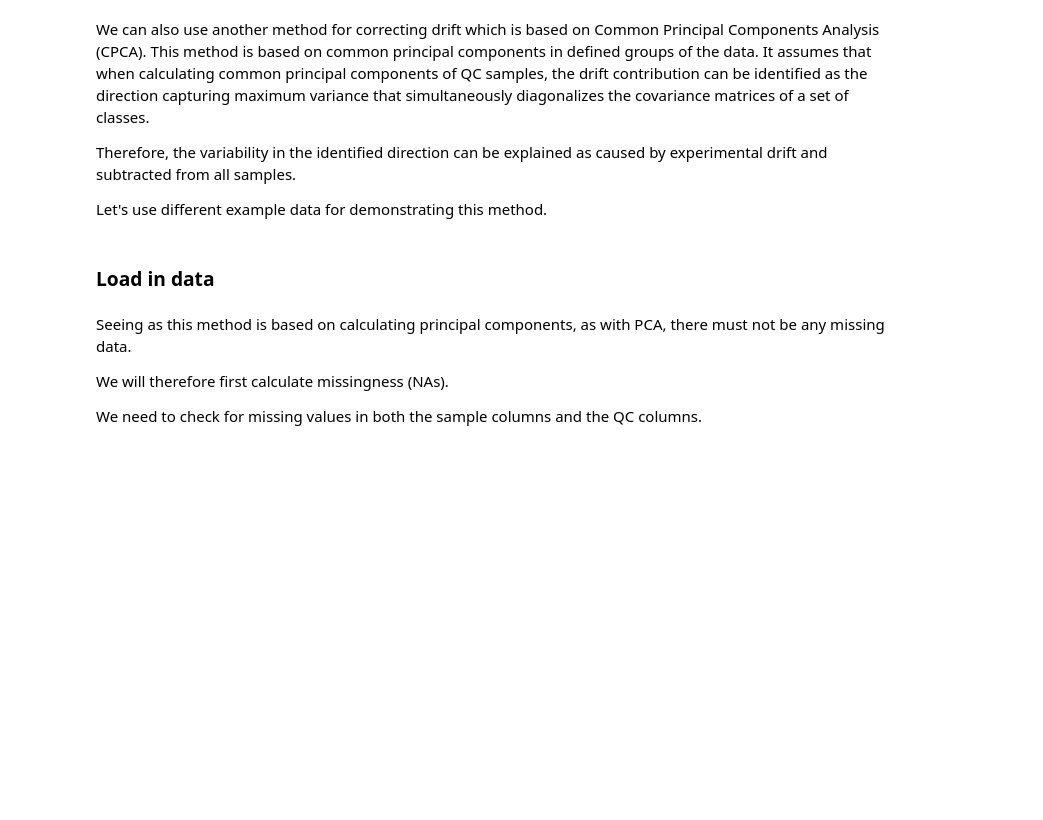
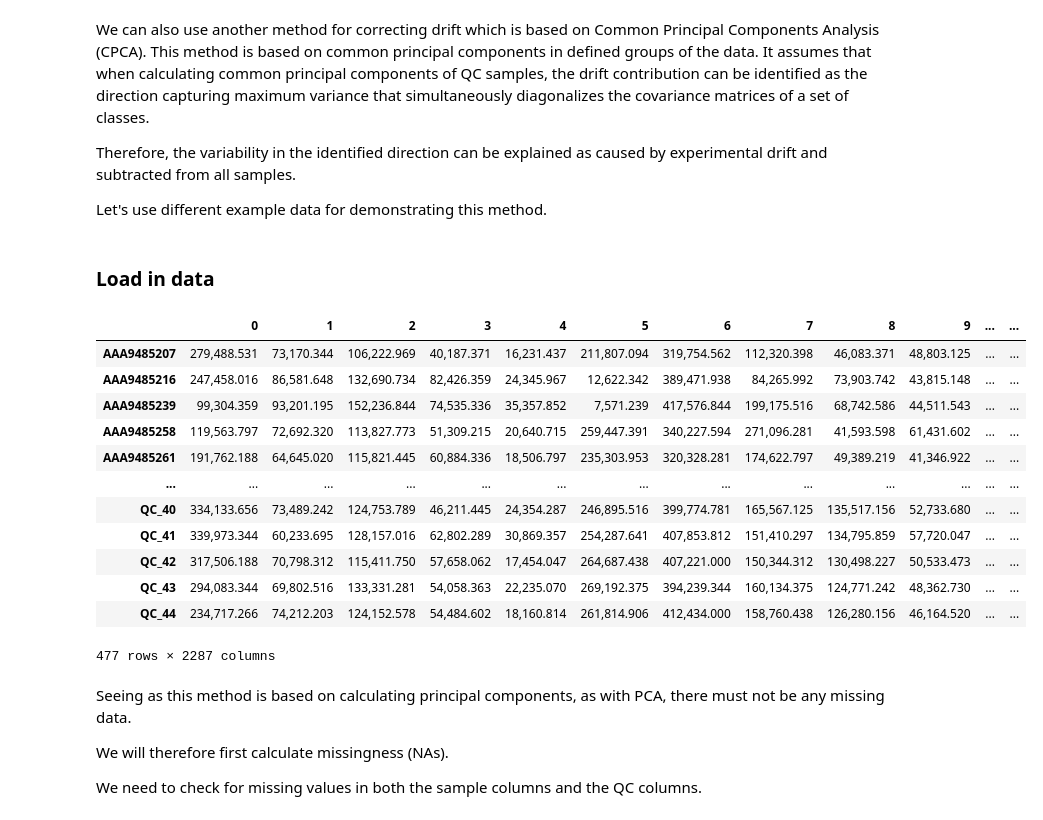
Before and after one commit to Multiomics-Analytics-Group/acore, a Jupyter notebook: docs/api_examples/drift_correction.ipynb, the cells around one changed output. Drawn from its saved outputs; the diff is of its cells as text; code cells hidden in the pictures; blank space fills up the shorter version.

```diff
--- a/docs/api_examples/drift_correction.ipynb
+++ b/docs/api_examples/drift_correction.ipynb
@@ -367,21 +508,40 @@ Let's use different example data for demonstrating this method.
 ### Load in data
 # %%
 # Load data
-df = pd.read_csv(
+df_original = pd.read_csv(
     "../../example_data/DidacMauricio_hilic/DM_FIS2018_Hilic_pos_results2023_filled_imputed.csv",
     index_col=0,
 )
 
+df = df_original.T
+df = df.drop(
+    ["Qidx", "SOIidx", "rtmed", "start", "end", "mass", "MaxInt", "formula", "anot"]
+)
+
 # Define sample columns and qc columns
-collist = list(df.columns.values)
+collist = list(df_original.columns.values)
 sample_cols = []
 qc_cols = []
 for col in collist:
     if col.startswith("AAA"):
         sample_cols.append(col)
     elif col.startswith("QC"):
         qc_cols.append(col)
 df
+# %% [output]
+|  | 0 | 1 | 2 | 3 | 4 | 5 | 6 | 7 | 8 | 9 | ... | ... |
+| AAA9485207 | 279,488.531 | 73,170.344 | 106,222.969 | 40,187.371 | 16,231.437 | 211,807.094 | 319,754.562 | 112,320.398 | 46,083.371 | 48,803.125 | ... | ... |
+| AAA9485216 | 247,458.016 | 86,581.648 | 132,690.734 | 82,426.359 | 24,345.967 | 12,622.342 | 389,471.938 | 84,265.992 | 73,903.742 | 43,815.148 | ... | ... |
+| AAA9485239 | 99,304.359 | 93,201.195 | 152,236.844 | 74,535.336 | 35,357.852 | 7,571.239 | 417,576.844 | 199,175.516 | 68,742.586 | 44,511.543 | ... | ... |
+| AAA9485258 | 119,563.797 | 72,692.320 | 113,827.773 | 51,309.215 | 20,640.715 | 259,447.391 | 340,227.594 | 271,096.281 | 41,593.598 | 61,431.602 | ... | ... |
+| AAA9485261 | 191,762.188 | 64,645.020 | 115,821.445 | 60,884.336 | 18,506.797 | 235,303.953 | 320,328.281 | 174,622.797 | 49,389.219 | 41,346.922 | ... | ... |
+| ... | ... | ... | ... | ... | ... | ... | ... | ... | ... | ... | ... | ... |
+| QC_40 | 334,133.656 | 73,489.242 | 124,753.789 | 46,211.445 | 24,354.287 | 246,895.516 | 399,774.781 | 165,567.125 | 135,517.156 | 52,733.680 | ... | ... |
+| QC_41 | 339,973.344 | 60,233.695 | 128,157.016 | 62,802.289 | 30,869.357 | 254,287.641 | 407,853.812 | 151,410.297 | 134,795.859 | 57,720.047 | ... | ... |
+| QC_42 | 317,506.188 | 70,798.312 | 115,411.750 | 57,658.062 | 17,454.047 | 264,687.438 | 407,221.000 | 150,344.312 | 130,498.227 | 50,533.473 | ... | ... |
+| QC_43 | 294,083.344 | 69,802.516 | 133,331.281 | 54,058.363 | 22,235.070 | 269,192.375 | 394,239.344 | 160,134.375 | 124,771.242 | 48,362.730 | ... | ... |
+| QC_44 | 234,717.266 | 74,212.203 | 124,152.578 | 54,484.602 | 18,160.814 | 261,814.906 | 412,434.000 | 158,760.438 | 126,280.156 | 46,164.520 | ... | ... |
+477 rows × 2287 columns
 # %% [markdown]
 Seeing as this method is based on calculating principal components, as with PCA, there
 must not be any missing data.
```
Also changed, not shown: parts of 24 cells of this notebook.
